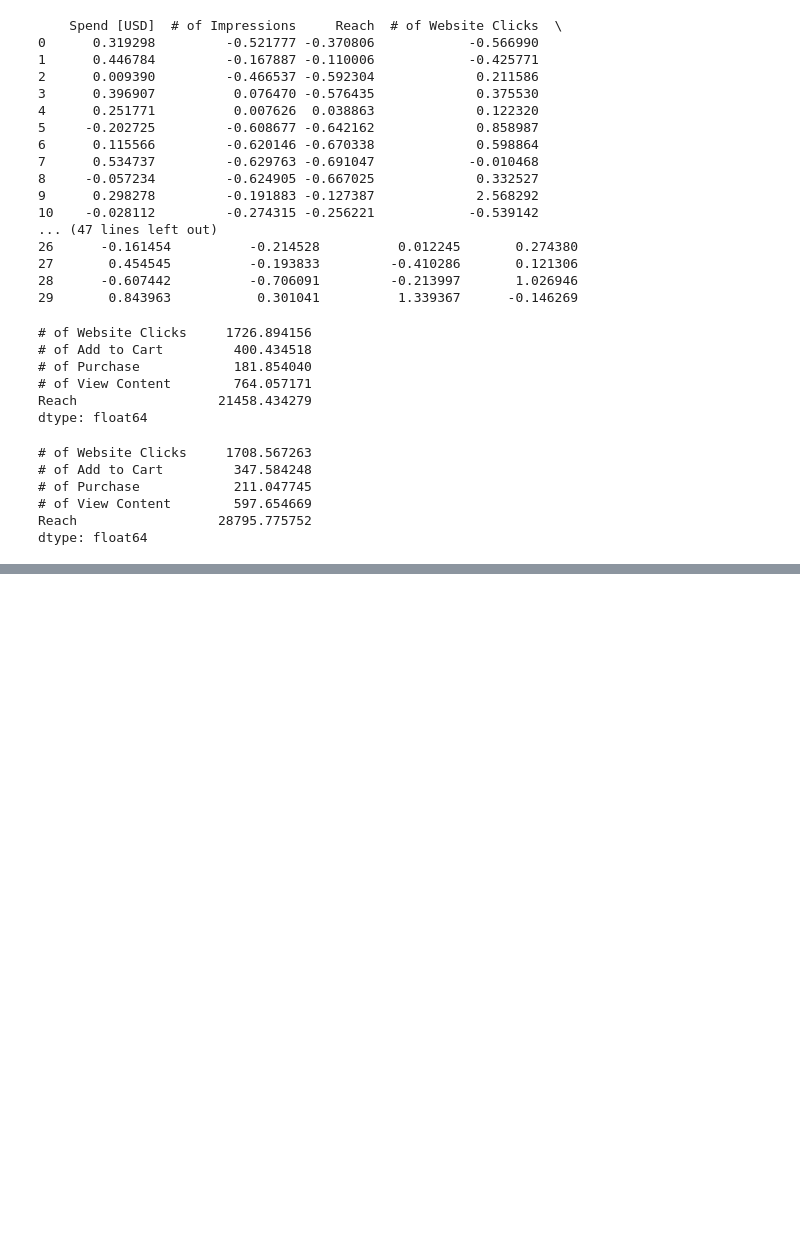
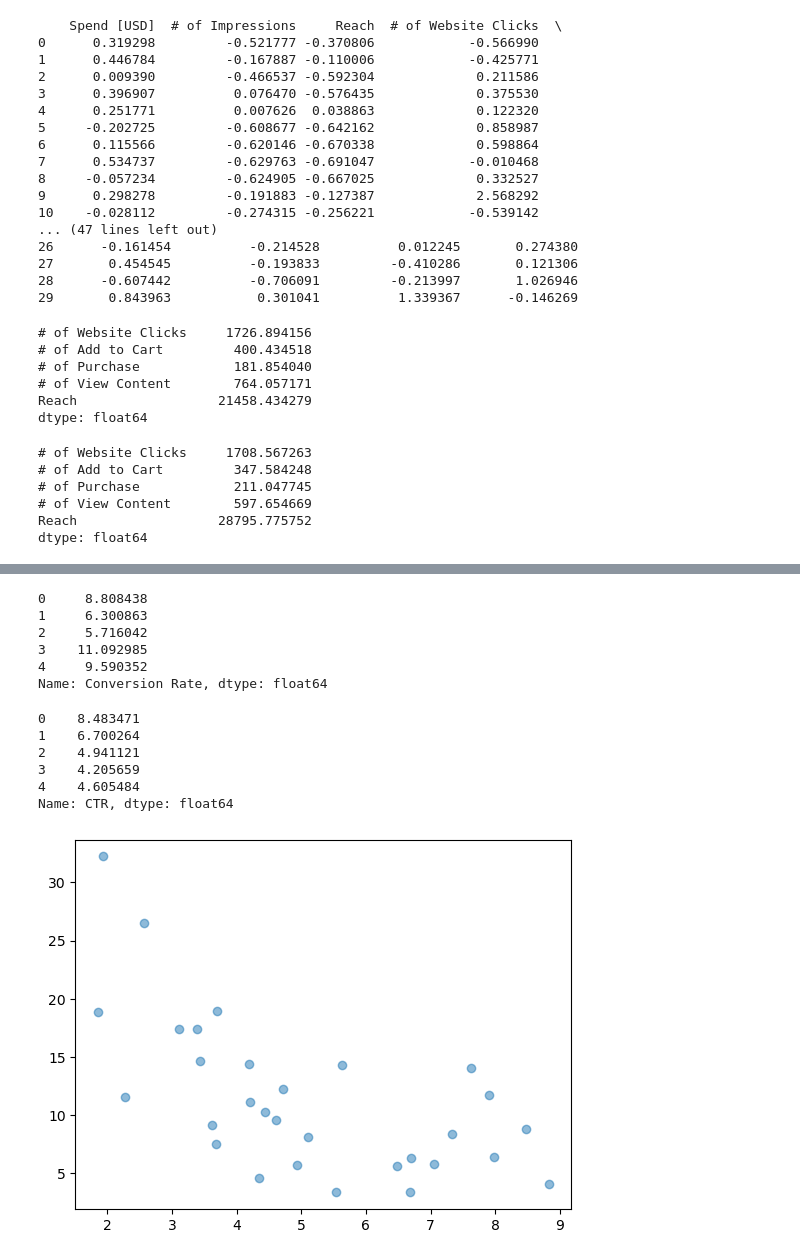
Before and after one commit to karan271/Campaign-A-B-Testing, a Jupyter notebook: AB test for Campaign.ipynb, the cells around one changed output, grey strips where cells are left out. Cells and saved outputs as stored; diff of their text form; code cells hidden in the pictures; blank space fills up the shorter version.

```diff
--- a/AB test for Campaign.ipynb
+++ b/AB test for Campaign.ipynb
@@ -363,0 +373,26 @@ dtype: float64
+# %%
+c_df['Conversion Rate'] = (c_df['# of Purchase'] / c_df['# of Website Clicks']) * 100
+# %%
+c_df['Conversion Rate'].head()
+# %% [output]
+0     8.808438
+1     6.300863
+2     5.716042
+3    11.092985
+4     9.590352
+Name: Conversion Rate, dtype: float64
+# %%
+c_df['CTR'] = (c_df['# of Website Clicks']/c_df['# of Impressions']) * 100
+c_df['CTR'].head()
+# %% [output]
+0    8.483471
+1    6.700264
+2    4.941121
+3    4.205659
+4    4.605484
+Name: CTR, dtype: float64
+# %%
+plt.scatter(x=c_df['CTR'], y=c_df['Conversion Rate'], alpha=0.5)
+plt.show()
+# %% [output]
+[figure, added]
```
Also changed, not shown: parts of 2 cells of this notebook.
